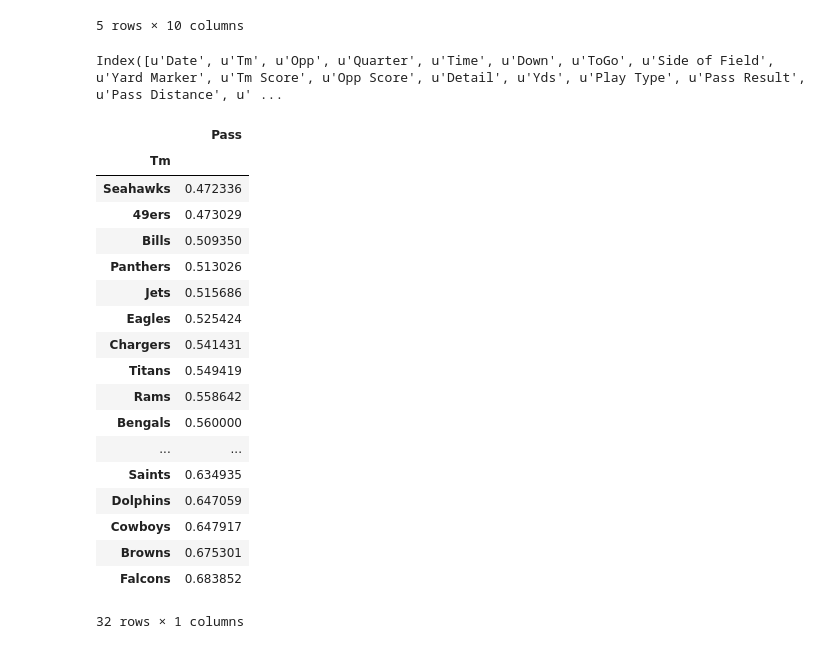
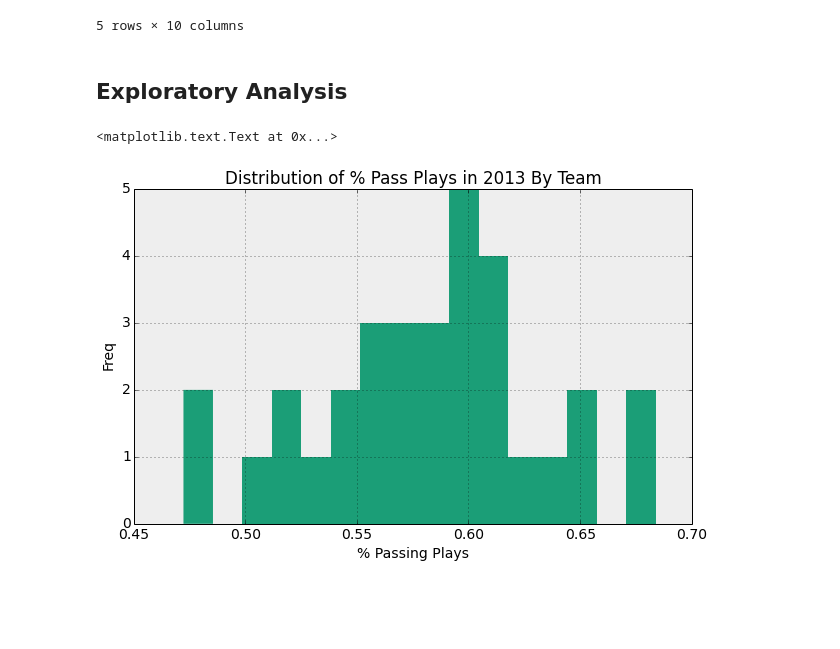
Before and after one commit to araftery/cs109-final-project, a Jupyter notebook: notebook.ipynb, the cells around one changed output. Drawn from its saved outputs; the diff is of its cells as text; code cells hidden in the pictures; blank space fills up the shorter version.

```diff
--- a/notebook.ipynb
+++ b/notebook.ipynb
@@ -17,8 +41,31 @@ def abbreviation_to_team(abbv):
         pass
     finally:
         return team
-# %%
-df['Side of Field'] = df['Side of Field'].apply(abbreviation_to_team)
+# %%
+# clean up data
+
+# treat "Pass" and "Sack" as the same
+df['Pass'] = df['Play Type'].apply(lambda x: 1 if x == 'Pass' or x == 'Sack' else 0)
+df['Home'] = df['Team Game Location'].apply(lambda x: 1 if x == 'Home' else 0)
+
+df['Own Side'] = False
+df.loc[df['Side of Field'] == df['Tm'], 'Own Side'] = True
+# %%
+def datetime_to_time(time_string):
+    time = np.nan
+    try:
+        dt = datetime.datetime.strptime(time_string, '%I:%M:%S %p')
+        minute = dt.hour
+        second = dt.minute
+        time = minute + float(second)/60
+    except TypeError:
+        time = np.nan
+    finally:
+        return time
+
+df['Time Remaining in Quarter'] = df['Time'].apply(datetime_to_time)
+df['Time Remaining in Game'] = (4 - df['Quarter']) * 15 + df['Time Remaining in Quarter']
+df['Time Remaining in Half'] = ((df['Quarter'] / 2) - (df['Quarter'] / 2).astype(np.int)) * 30 + df['Time Remaining in Quarter']
 # %% [markdown]
 ## Passer Rating + Rusher YPC/YPG
 
@@ -110,8 +157,8 @@ defense_rankings.head()
 | Chiefs | 5.5 | 6.2 | 4.5 | 14 | 24 |
 5 rows × 5 columns
 # %%
-df['Pass Defense Ranking'] = df['Opp'].apply(lambda x: defense_rankings.ix[x]['Pass Defense Ranking'])
-df['Rush Defense Ranking'] = df['Opp'].apply(lambda x: defense_rankings.ix[x]['Rush Defense Ranking'])
+df['Defense Passing Y/A'] = df['Opp'].apply(lambda x: defense_rankings.ix[x]['Passing Y/A'])
+df['Defense Rushing Y/A'] = df['Opp'].apply(lambda x: defense_rankings.ix[x]['Rushing Y/A'])
 # %% [markdown]
 ## Weather Data
 # %%
@@ -139,31 +186,16 @@ df = pd.concat([df_home_weather, df_away_weather])
 
 # drop repetitive columns
 df.drop('Week', axis=1, inplace=True)
-# %%
-df.columns
-# %% [output]
-Index([u'Date', u'Tm', u'Opp', u'Quarter', u'Time', u'Down', u'ToGo', u'Side of Field', u'Yard Marker', u'Tm Score', u'Opp Score', u'Detail', u'Yds', u'Play Type', u'Pass Result', u'Pass Distance', u' ...
+# %% [markdown]
+## Exploratory Analysis
 # %%
 df2 = df[['Tm', 'Play Type']]
 df2['Pass'] = df2['Play Type'].apply(lambda x: 1 if x == 'Pass' or x == 'Sack' else 0)
-df2[['Tm', 'Play Type', 'Pass']].groupby('Tm').mean().sort('Pass')
+percentage_plays_by_team = df2[['Tm', 'Play Type', 'Pass']].groupby('Tm').mean().sort('Pass')
+percentage_plays_by_team.hist(bins=16)
+plt.title('Distribution of % Pass Plays in {} By Team'.format(season))
+plt.ylabel('Freq')
+plt.xlabel('% Passing Plays')
 # %% [output]
-|  | Pass |
-| Tm |  |
-| Seahawks | 0.472336 |
-| 49ers | 0.473029 |
-| Bills | 0.509350 |
-| Panthers | 0.513026 |
-| Jets | 0.515686 |
-| Eagles | 0.525424 |
-| Chargers | 0.541431 |
-| Titans | 0.549419 |
-| Rams | 0.558642 |
-| Bengals | 0.560000 |
-| ... | ... |
-| Saints | 0.634935 |
-| Dolphins | 0.647059 |
-| Cowboys | 0.647917 |
-| Browns | 0.675301 |
-| Falcons | 0.683852 |
-32 rows × 1 columns
+<matplotlib.text.Text at 0x...>
+[figure, added]
```
Also changed, not shown: parts of 12 cells of this notebook.
